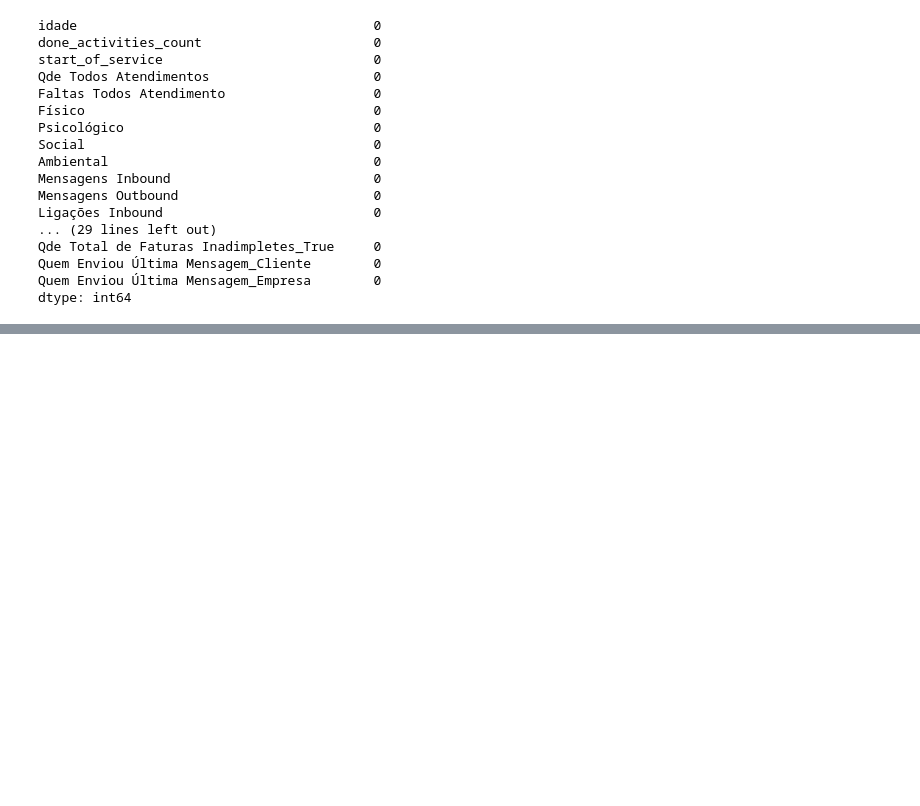
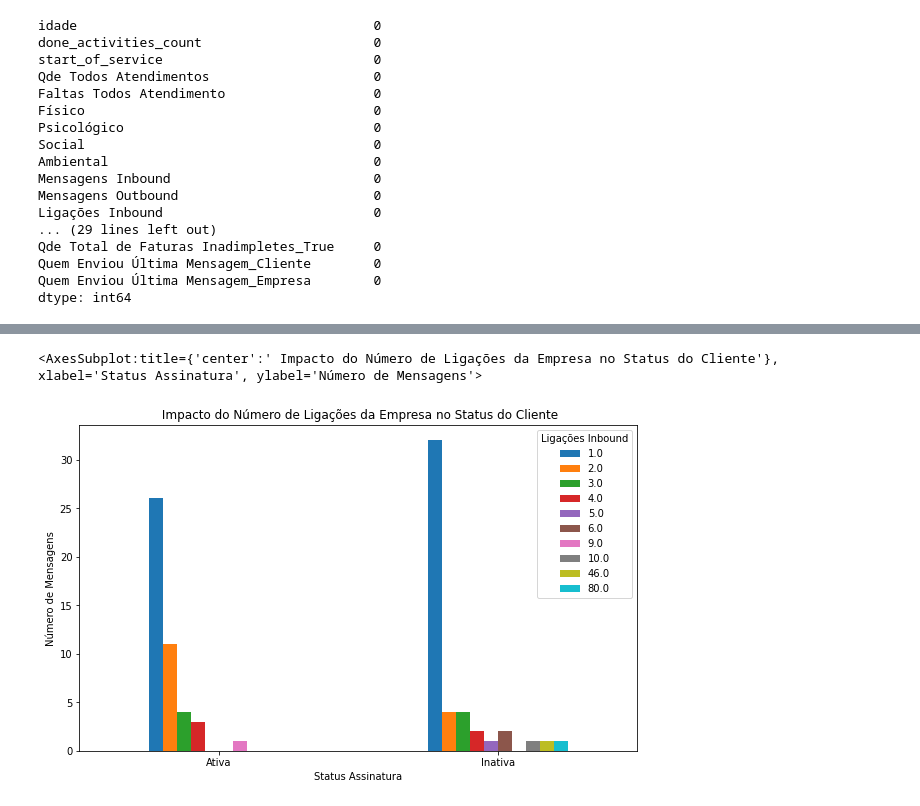
Before and after one commit to leoscarlato/deploy-sprint, a Jupyter notebook: notebooks/tratamento_dos_dados.ipynb, the cells around one changed output, grey strips where cells are left out. Cells and saved outputs as stored; diff of their text form; code cells hidden in the pictures; blank space fills up the shorter version.

```diff
--- a/notebooks/tratamento_dos_dados.ipynb
+++ b/notebooks/tratamento_dos_dados.ipynb
@@ -706,0 +785,5 @@ memory usage: 122.4 KB
+# %%
+df_aux.groupby('Status Assinatura')['Ligações Inbound'].value_counts().unstack().plot(kind='bar', rot=0, ylabel='Número de Mensagens', title=' Impacto do Número de Ligações da Empresa no Status do Cliente', figsize=(10,6))
+# %% [output]
+<AxesSubplot:title={'center':' Impacto do Número de Ligações da Empresa no Status do Cliente'}, xlabel='Status Assinatura', ylabel='Número de Mensagens'>
+[figure, added]
```
Also changed, not shown: parts of 44 cells of this notebook.
